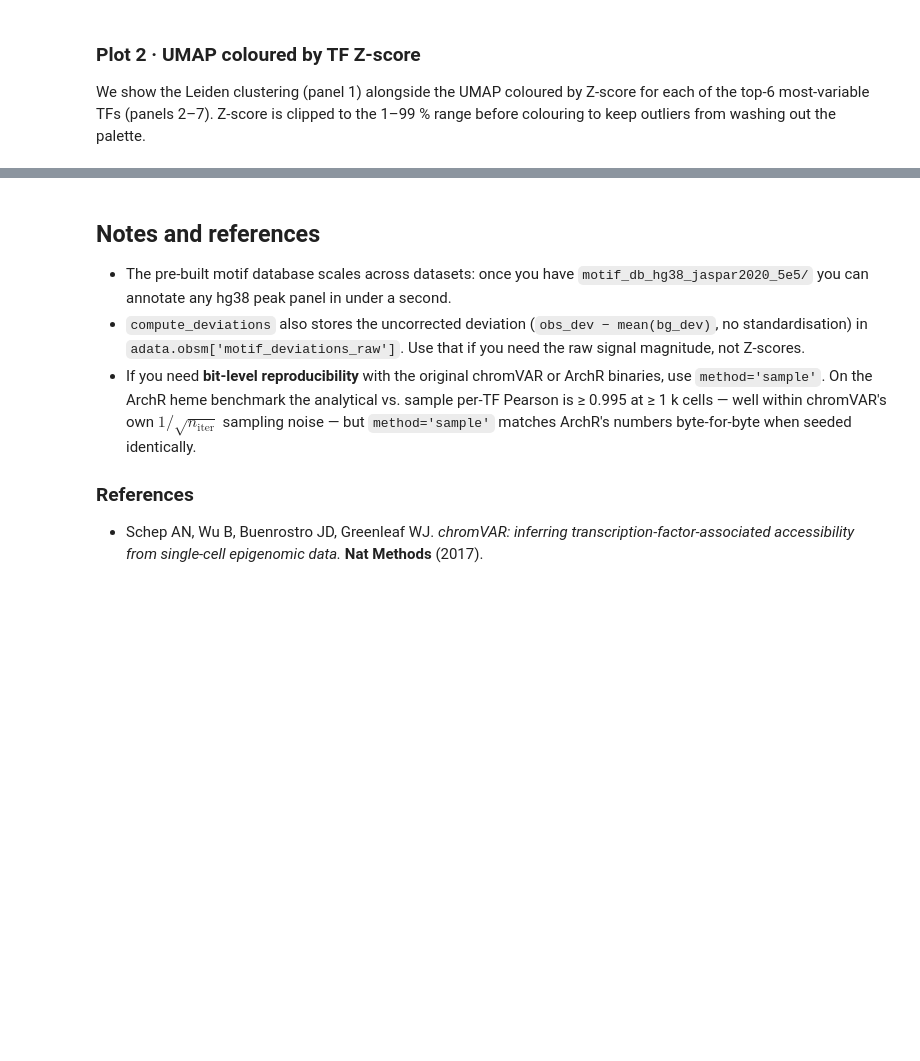
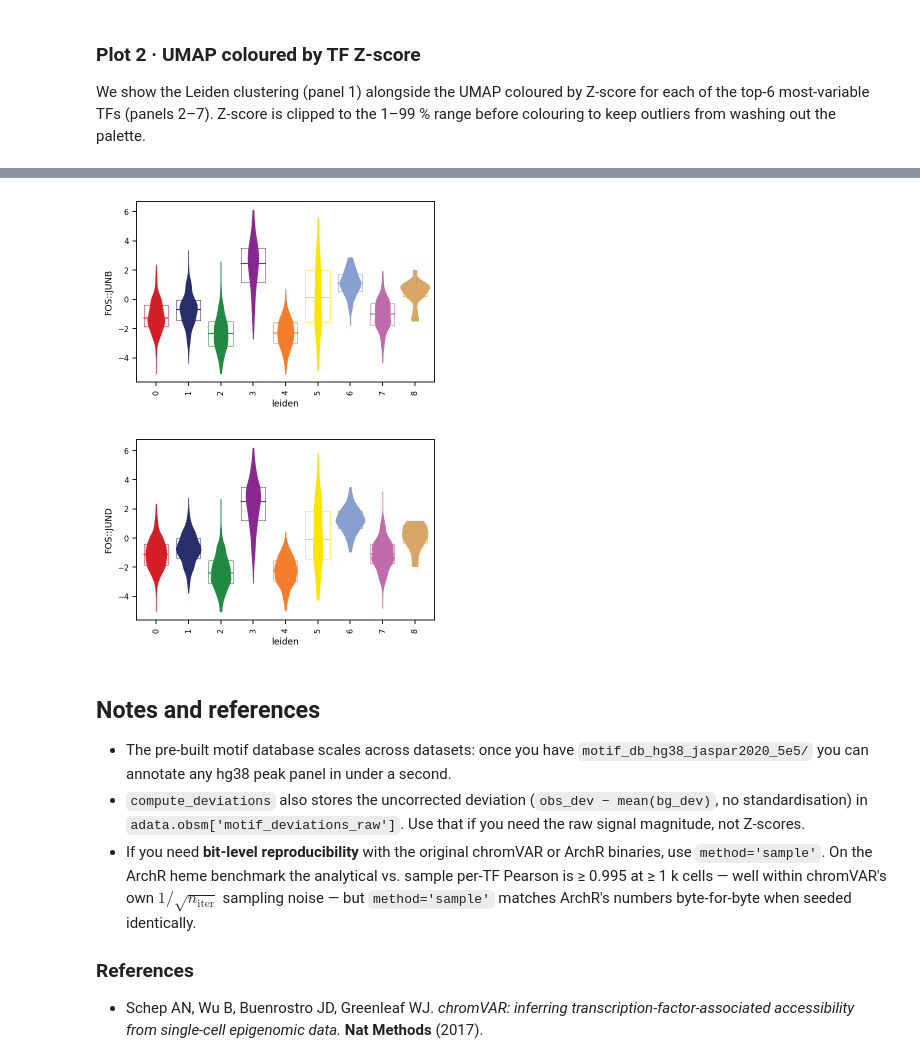
Before and after one commit to aristoteleo/epione, a Jupyter notebook: epione_guide/tutorials/single/t_chromvar.ipynb, the cells around one changed output, grey strips where cells are left out. Drawn from its saved outputs; the diff is of its cells as text; code cells hidden in the pictures; blank space fills up the shorter version.

```diff
--- a/epione_guide/tutorials/single/t_chromvar.ipynb
+++ b/epione_guide/tutorials/single/t_chromvar.ipynb
@@ -567,3 +568,19 @@ plt.close(fig)
+# %%
+top2 = [motif_ad.var_names[rank[i]] for i in range(2)]
+figs = epi.pl.plot_groups(      # several names -> {name: figure}
+    motif_ad,
+    group_by='leiden',
+    name=top2,
+    plot_as='violin',
+    log2_norm=False,
+    show=False,
+)
+for fig in figs.values():
+    display(fig)
+    plt.close(fig)
+# %% [output]
+[figure, added]
+[figure, added]
 # %% [markdown]
 ## Notes and references
 
```
Also changed, not shown: parts of 14 cells of this notebook, 4 other files.
